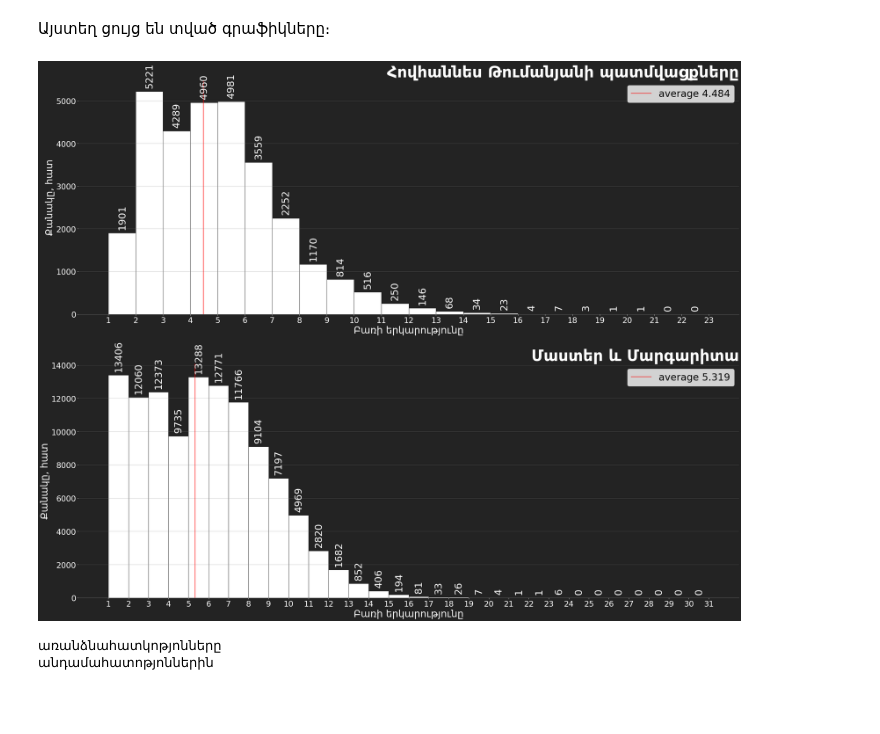
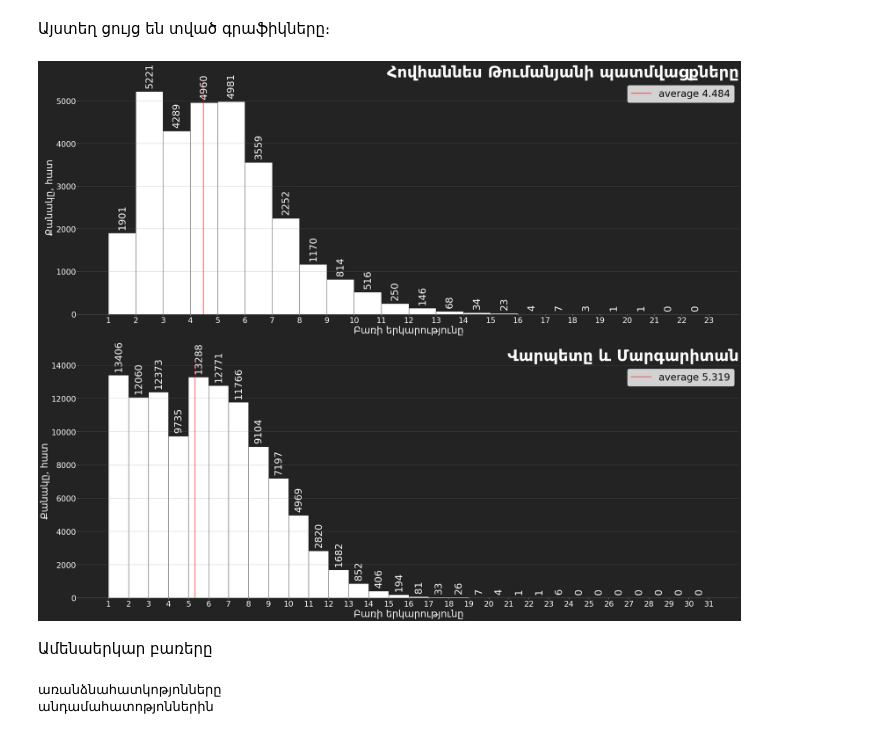
Before and after one commit to hovik23/words-average-length, a Jupyter notebook: words-average-length.ipynb, the cells around one changed output. Cells and saved outputs as stored; diff of their text form; code cells hidden in the pictures; blank space fills up the shorter version.

```diff
--- a/words-average-length.ipynb
+++ b/words-average-length.ipynb
@@ -66,7 +66,7 @@ axes[0].set_xlabel('Բառը', color='white', fontsize=30)
 axes[0].set_ylabel('Հաճախականությունը', color='white', fontsize=30)
 
 bins = axes[1].bar(X_ru, y_ru, color='white')
-axes[1].set_title("Մաստեր և Մարգարիտա", color='white', fontsize=48, fontweight='bold')
+axes[1].set_title("Վարպետը և Մարգարիտան", color='white', fontsize=48, fontweight='bold')
 axes[1].grid(axis='y', color='gray', alpha=0.5)
 axes[1].bar_label(bins, color='white', fontsize=30, rotation='vertical', padding=10)
 axes[1].set_xlabel('Բառը', color='white', fontsize=30)
@@ -149,35 +149,37 @@ axes[0].bar_label(bins, color='white', fontsize=30, rotation='vertical', padding
 axes[0].set_title("Հովհաննես Թումանյանի պատմվացքները", color='white', fontsize=48, fontweight='bold', loc='right')
 axes[0].set_xticks(range(1,24))
 axes[0].axvline(x=average_word_length, color='red', linestyle='-', alpha=0.5, linewidth=3, label="average " + str(round(average_word_length, 3)))
 
 counts, edges, bins = axes[1].hist(words_length_ru, bins=range(1,32), color='white', edgecolor='#232323', linewidth=1)
 axes[1].bar_label(bins, color='white', fontsize=30, rotation='vertical', padding=10)
-axes[1].set_title("Մաստեր և Մարգարիտա", color='white', fontsize=48, fontweight='bold', loc='right')
+axes[1].set_title("Վարպետը և Մարգարիտան", color='white', fontsize=48, fontweight='bold', loc='right')
 axes[1].set_xticks(range(1,32))
 axes[1].axvline(x=average_word_length_ru, color='red', linestyle='-', alpha=0.5, linewidth=3, label="average " + str(round(average_word_length_ru, 3)))
 
 for i in range(2):
     axes[i].grid(axis='y', color='gray', alpha=0.5)
     axes[i].set_facecolor('#232323')
     axes[i].spines['top'].set_visible(False)
     axes[i].spines['right'].set_visible(False)
     axes[i].spines['left'].set_visible(False)
     axes[i].spines['bottom'].set_color('gray')
     axes[i].set_xlabel('Բառի երկարությունը', color='white', fontsize=30)
     axes[i].set_ylabel('Քանակը, հատ', color='white', fontsize=30)
     axes[i].tick_params(colors='white', labelsize=24)
     axes[i].legend(fontsize=30)
 
 
 # plt.xticks(range(1,24), color='white', fontsize=24)
 # plt.yticks(color='white', fontsize=24)
 
 fig.set_facecolor('#232323')
 
 plt.tight_layout()
 plt.show()
 # %% [output]
-[figure, old version]
+[figure, new version]
+# %% [markdown]
+Ամենաերկար բառերը
 # %%
 # the longest words
 for i in data:
```
Also changed, not shown: parts of 1 cell of this notebook, 2 other files.
